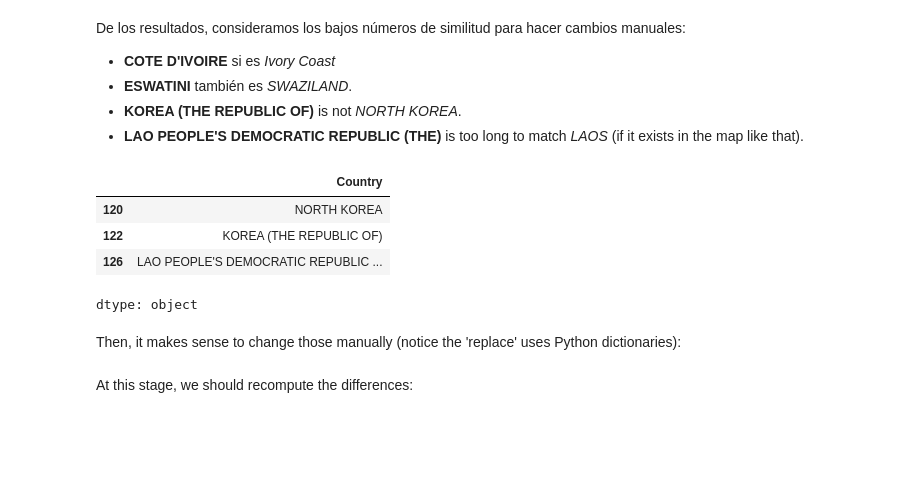
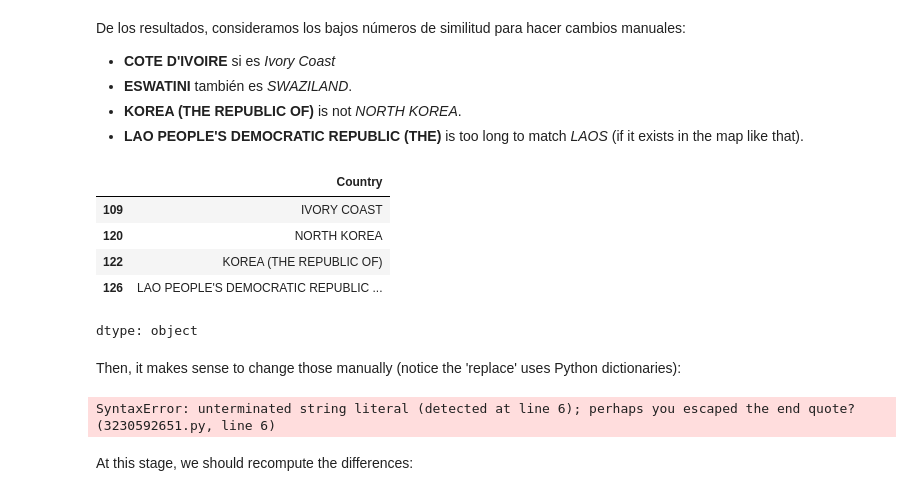
Before and after one commit to a20242927-alt/Tarea_individual1, a Jupyter notebook: index.ipynb, the cells around one changed output. Cells and saved outputs as stored; diff of their text form; code cells hidden in the pictures; blank space fills up the shorter version.

```diff
--- a/index.ipynb
+++ b/index.ipynb
@@ -253,9 +255,10 @@ De los resultados, consideramos los bajos números de similitud para hacer cambi
 * **KOREA (THE REPUBLIC OF)** is not _NORTH KOREA_.
 * **LAO PEOPLE'S DEMOCRATIC REPUBLIC (THE)** is too long to match *LAOS* (if it exists in the map like that).
 # %%
-countries.Country[countries.Country.str.contains('SWAZ|LAO|KORE')]
+countries.Country[countries.Country.str.contains('SWAZ|LAO|KORE|IVORY')]
 # %% [output]
 |  | Country |
+| 109 | IVORY COAST |
 | 120 | NORTH KOREA |
 | 122 | KOREA (THE REPUBLIC OF) |
 | 126 | LAO PEOPLE'S DEMOCRATIC REPUBLIC ... |
@@ -267,10 +270,13 @@ Then, it makes sense to change those manually (notice the 'replace' uses Python
 
 manualChanges={'SWAZILAND':'ESWATINI',
                'LAOS':"LAO PEOPLE'S DEMOCRATIC REPUBLIC (THE)",
-               'SOUTH KOREA':'KOREA (THE REPUBLIC OF)'
+               'SOUTH KOREA':'KOREA (THE REPUBLIC OF)',
+               'IVORY COAST':'COTE D\'IVOIR
               }
 
 countries.replace(to_replace={'Country':manualChanges},inplace=True)
+# %% [output]
+SyntaxError: unterminated string literal (detected at line 6); perhaps you escaped the end quote? (3230592651.py, line 6)
 # %% [markdown]
 At this stage, we should recompute the differences:
 # %%
```
Also changed, not shown: parts of 1 cell of this notebook.
